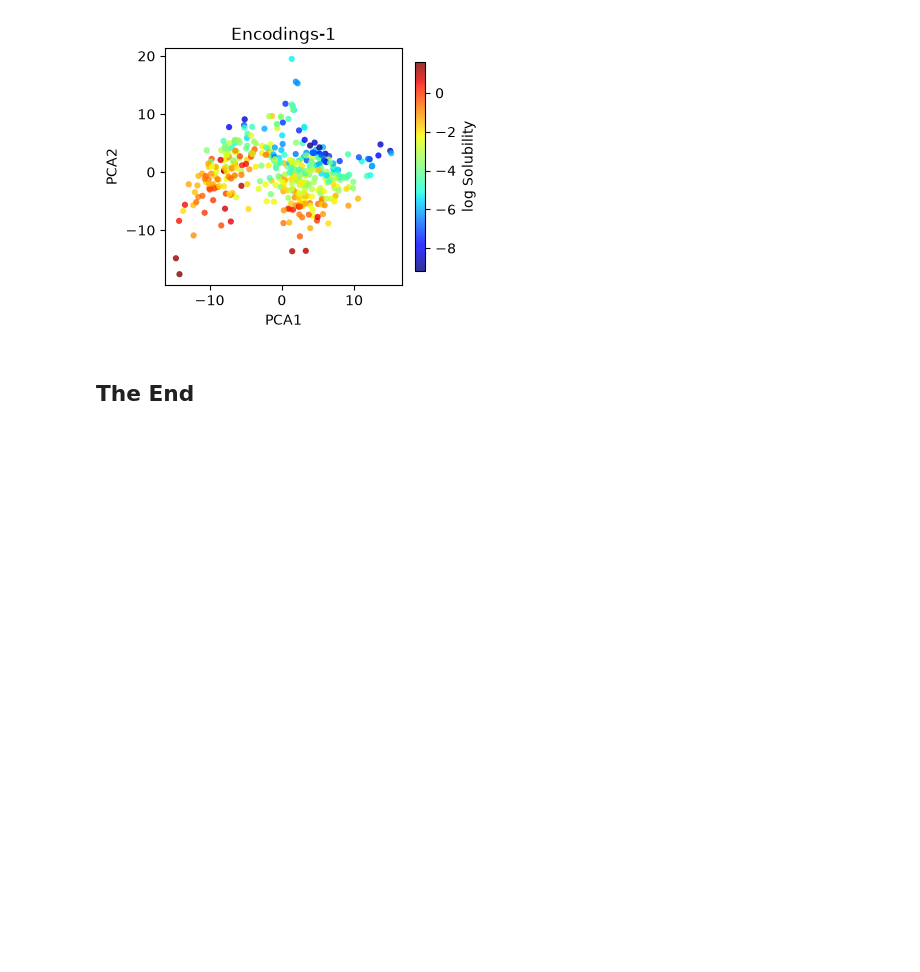
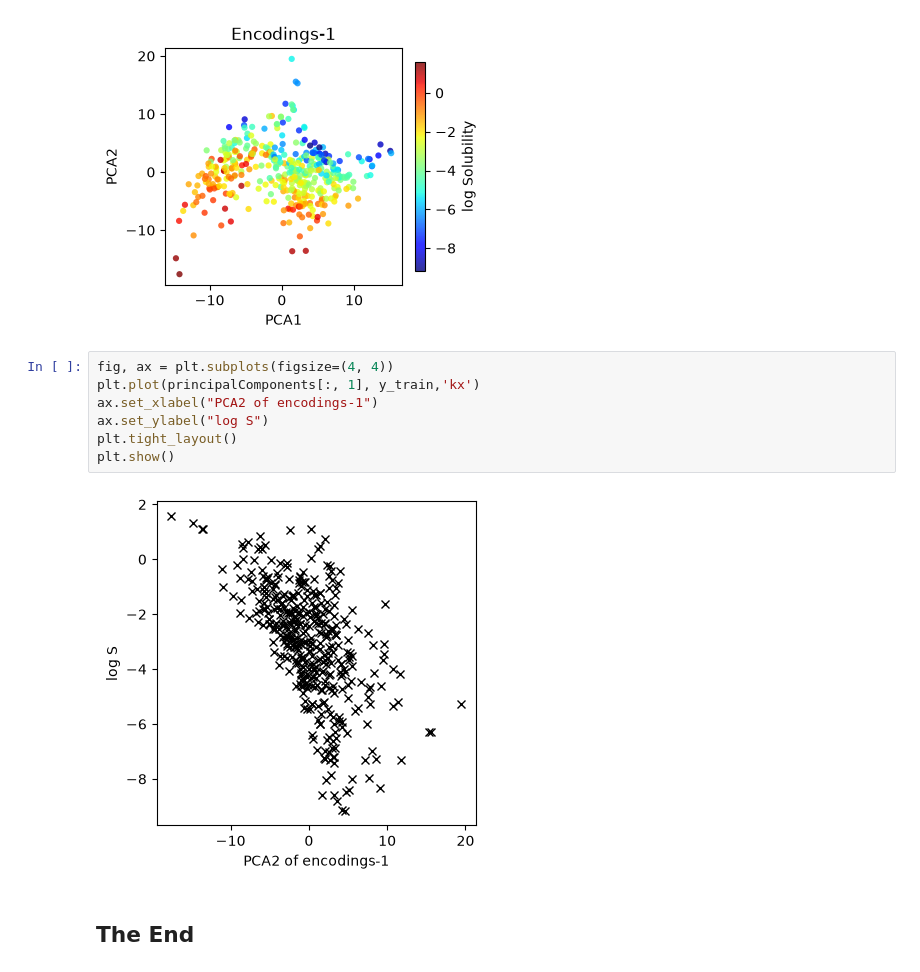
Before and after one commit to statisticalmechanics/mls, a Jupyter notebook: notebooks/chemprop.ipynb, the cells around one changed output. Drawn from its saved outputs; the diff is of its cells as text; blank space fills up the shorter version.

```diff
--- a/notebooks/chemprop.ipynb
+++ b/notebooks/chemprop.ipynb
@@ -700,5 +700,14 @@ plt.tight_layout()
 plt.show()
 # %% [output]
 [figure]
+# %%
+fig, ax = plt.subplots(figsize=(4, 4))
+plt.plot(principalComponents[:, 1], y_train,'kx')
+ax.set_xlabel("PCA2 of encodings-1")
+ax.set_ylabel("log S")
+plt.tight_layout()
+plt.show()
+# %% [output]
+[figure, added]
 # %% [markdown]
 ## The End
```
